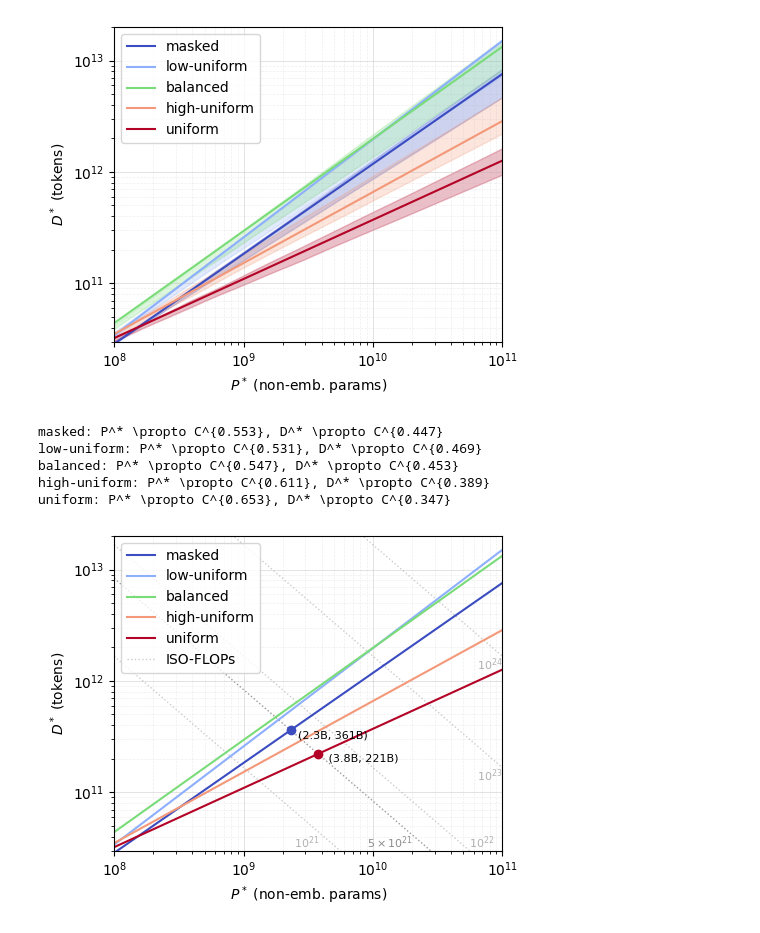
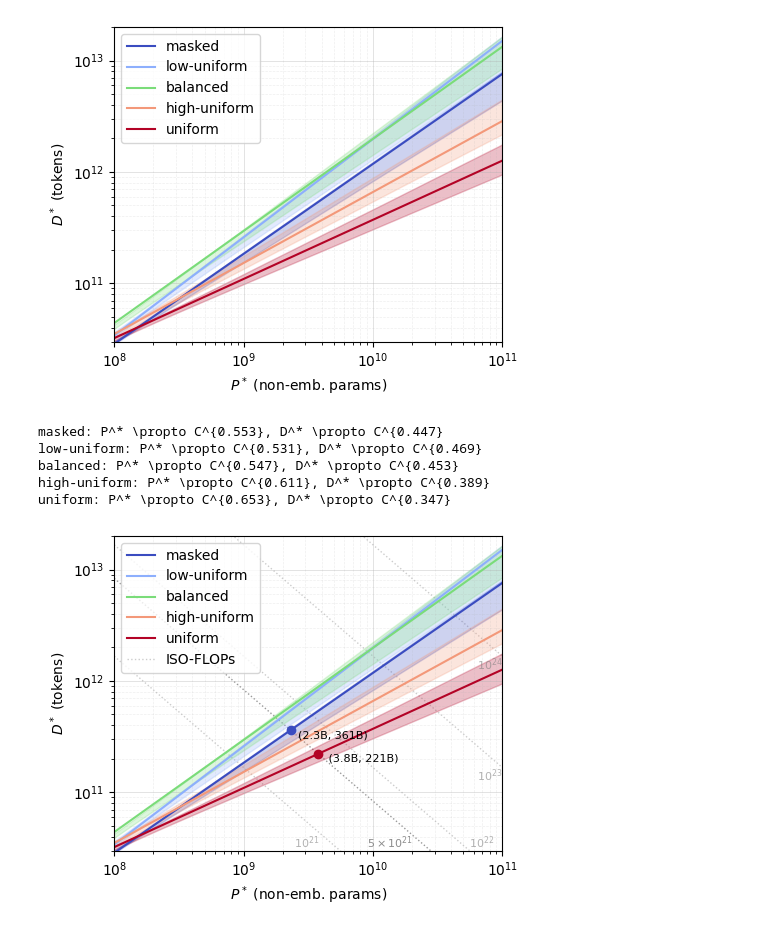
Before and after one commit to jafluri/gidd-easydel, a Jupyter notebook: notebooks/scaling_laws_run_bootstrap.ipynb, the cells around one changed output. Saved outputs shown, nothing was run; the diff lists cells and outputs as text; code cells hidden in the pictures.

Commit message:
jackknife and more bootstrapping

```diff
--- a/notebooks/scaling_laws_run_bootstrap.ipynb
+++ b/notebooks/scaling_laws_run_bootstrap.ipynb
@@ -60,7 +60,7 @@ for i, ((params, ), dfi) in enumerate(df_grouped.group_by("non_emb_params")):
 # %%
 scaling_laws = {}
 fit_in_logspace = True
-n_bootstraps = 5000
+n_bootstraps = 10000
 n_jobs = -1
 
 def hypothesis1(P, D, a, alpha, b, beta, E):
@@ -74,7 +74,7 @@ def bootstrap_fit(dfi, base_resid, p1_0, seed):
     bootstrap_L1 = dfi_grouped["target_loss"].to_numpy()
 
     bootstrap_resid1 = functools.partial(base_resid, functools.partial(hypothesis1, bootstrap_P1, bootstrap_D1), bootstrap_L1)
-    bootstrap_sol1 = least_squares(bootstrap_resid1, p1_0, bounds=(1e-8, np.inf), loss="linear")
+    bootstrap_sol1 = least_squares(bootstrap_resid1, p1_0, bounds=(1e-8, np.inf), loss="huber")
 
     return bootstrap_sol1.x
 
@@ -94,9 +94,10 @@ for i, ((hybrid_mixing_shift, ), dfi) in enumerate(df_.sort("hybrid_mixing_shift
 
     resid1 = functools.partial(base_resid, functools.partial(hypothesis1, P1, D1), L1)
 
-    p1_0 = (1.0,) * 5
+    #p1_0 = (1.0,) * 5
+    p1_0 = (20.0, 0.23, 300.0, 0.29, 1.0)
 
-    sol1 = least_squares(resid1, p1_0, bounds=(1e-8, np.inf), loss="linear")
+    sol1 = least_squares(resid1, p1_0, bounds=(1e-8, np.inf), loss="huber")
 
     # chunk to get a nice tqdm progress (joblib finishes batches at once)
     chunk_size = 64
@@ -106,7 +107,7 @@ for i, ((hybrid_mixing_shift, ), dfi) in enumerate(df_.sort("hybrid_mixing_shift
         chunk = seeds[start:start + chunk_size]
         bootstrap_params.extend(
             Parallel(n_jobs=n_jobs, backend="loky", prefer="processes")(
-                delayed(bootstrap_fit)(dfi, base_resid, p1_0, seed) for seed in chunk
+                delayed(bootstrap_fit)(dfi, base_resid, sol1.x, seed) for seed in chunk
             )
         )
 
@@ -454,6 +437,10 @@ for hybrid_mixing_shift, scaling_law in scaling_laws.items():
     # label = f"$P^* \\propto C^{{{P_star_alpha:.3g}}}$\n$D^* \\propto C^{{{D_star_alpha:.3g}}}$"
     label = get_noise_label(hybrid_mixing_shift)
     ax.plot(params, tokens, color=np.array(color)/255.0, label=label)
+
+    # do the bootstrop
+    med_p, lo_d, hi_d = bootstrap_flops_on_params(scaling_law["p_bootstrap"].T, flops)
+    ax.fill_between(med_p, lo_d, hi_d, alpha=0.25, color=np.array(color)/255.0)
 
     if hybrid_mixing_shift == -1000.0:
         P = P_star_a * (trained_flops/6)**P_star_alpha
@@ -505,31 +492,31 @@ iso_flop_values = [5e21]
 for i, C in enumerate(iso_flop_values):
     y_line = (C/6.0) / x_line
     label = None
     ax.plot(x_line, y_line, linestyle=":", color="gray", alpha=0.8, linewidth=1.0, zorder=0, label=label)
 
     ha = "right"
     va = "bottom"
     y_label = y_min
     x_label = (C/6.0)/y_label * 0.73
     # if not (y_min < y_label < y_max):
     #     x_label = x_min*1.5
     #     y_label = (C/6.0)/x_label
     ax.text(x_label, y_label, "$5 \\times 10^{21}$", fontsize=8, va=va, ha=ha, color="gray", alpha=0.9)
 
 
 ax.grid(True, which="major", linestyle="-", linewidth=0.5, alpha=0.5)
 ax.grid(True, which="minor", linestyle="--", linewidth=0.5, alpha=0.2)
 
 ax.set_xlabel("$P^*$ (non-emb. params)")
 ax.set_ylabel("$D^*$ (tokens)")
 # ax.legend(loc="center left", bbox_to_anchor=(1.0, 0.5), labelspacing=1.0)
 ax.legend(loc="upper left")
 fig.tight_layout()
 #fig.savefig("plots/opt_params_tokens.pdf", bbox_inches="tight")
 # %% [output]
 masked: P^* \propto C^{0.553}, D^* \propto C^{0.447}
 low-uniform: P^* \propto C^{0.531}, D^* \propto C^{0.469}
 balanced: P^* \propto C^{0.547}, D^* \propto C^{0.453}
 high-uniform: P^* \propto C^{0.611}, D^* \propto C^{0.389}
 uniform: P^* \propto C^{0.653}, D^* \propto C^{0.347}
-[figure, old version]
+[figure, new version]
```
Also changed, not shown: parts of 6 cells of this notebook, 1 other file.
